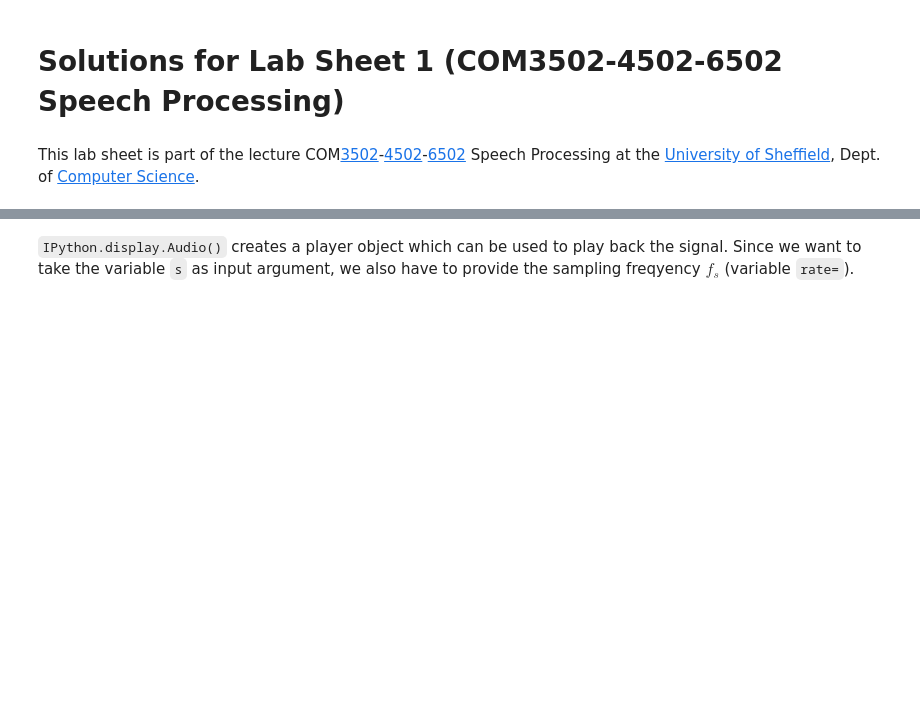
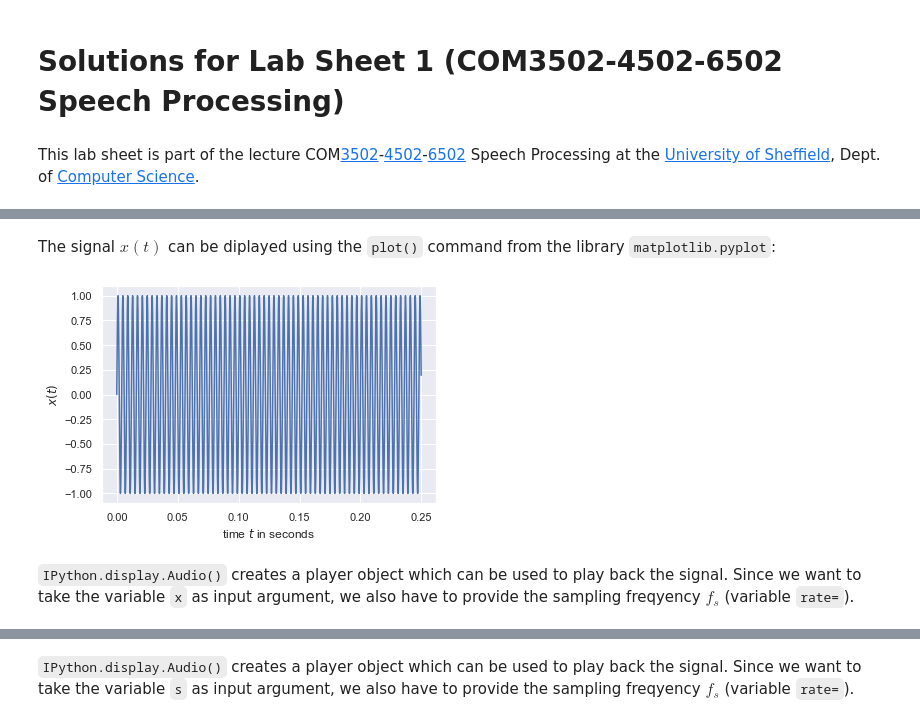
Before and after one commit to sap-shef/SpeechProcesssingLab, a Jupyter notebook: Lab-Sheet-Solutions/Lab-Sheet-1-Solution.ipynb, the cells around one changed output, grey strips where cells are left out. Drawn from its saved outputs; the diff is of its cells as text; code cells hidden in the pictures; blank space fills up the shorter version.

```diff
--- a/Lab-Sheet-Solutions/Lab-Sheet-1-Solution.ipynb
+++ b/Lab-Sheet-Solutions/Lab-Sheet-1-Solution.ipynb
@@ -14,0 +25,20 @@ import numpy as np               # math
+# %%
+# Time specifications:
+fs = 8000                        # samples per second
+dt = 1/fs                        # seconds per sample
+StopTime = 0.25                  # length in seconds
+t = np.arange(0,StopTime,dt)     # time vector in seconds
+
+# sine signal of frequency 250 Hz
+f = 250                          # frequency in hertz
+x = np.sin(2*np.pi*f*t)          # sine wave signal
+# %% [markdown]
+The signal $x(t)$ can be diplayed using the `plot()` command from the library `matplotlib.pyplot`:
+# %%
+plt.plot(t,x)
+plt.ylabel('$x(t)$')
+plt.xlabel('time $t$ in seconds');
+# %% [output]
+[figure, added]
+# %% [markdown]
+`IPython.display.Audio()` creates a player object which can be used to play back the signal. Since we want to take the variable `x` as input argument, we also have to provide the sampling freqyency $f_s$ (variable `rate=`).
```
Also changed, not shown: parts of 29 cells of this notebook, 1 other file.
